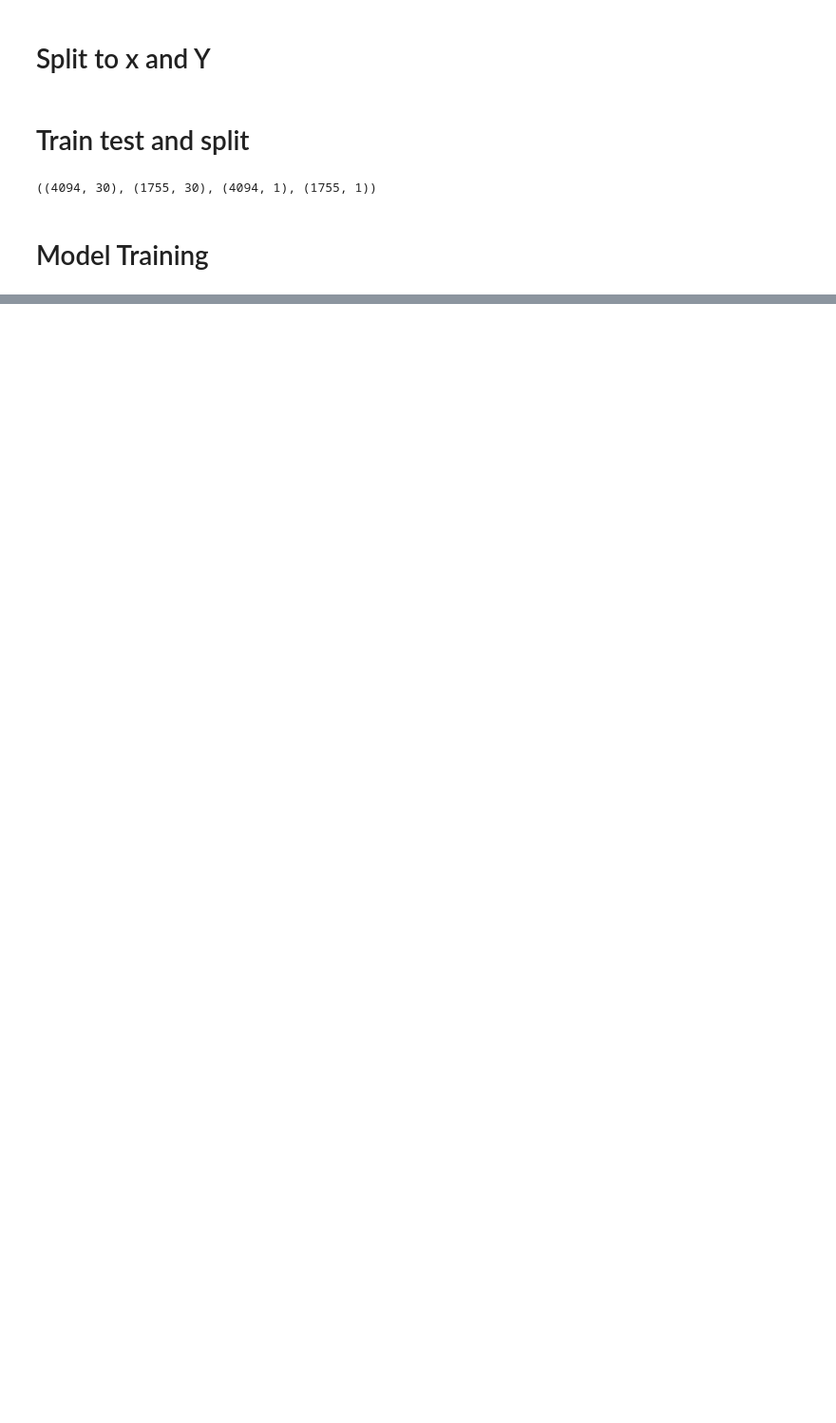
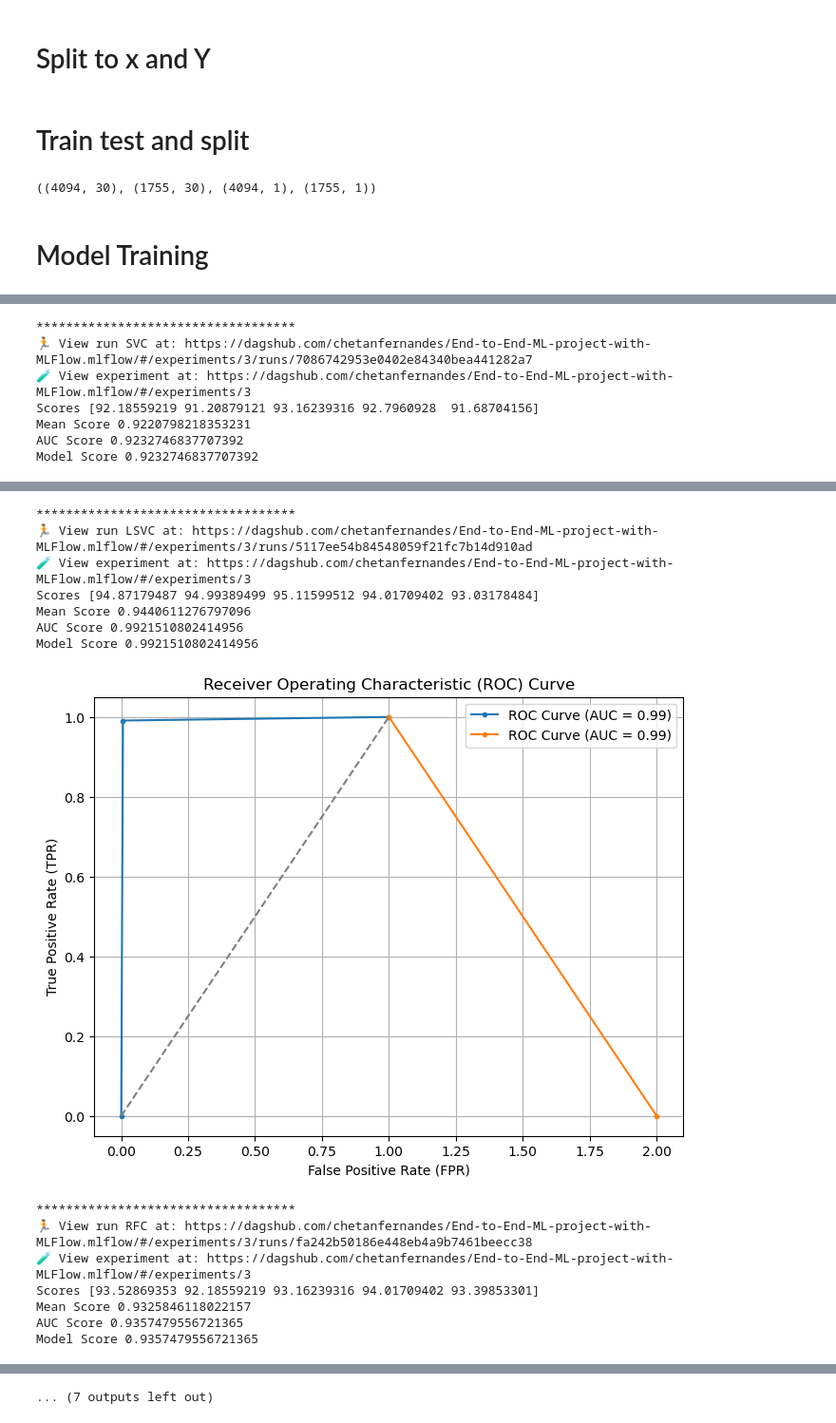
Before and after one commit to ChetanFernandes/End-to-End-ML-project-with-MLFlow, a Jupyter notebook: notebook/data/EDA.ipynb, the cells around one changed output, grey strips where cells are left out. Shown at 95% size. Cells and saved outputs as stored; diff of their text form; code cells hidden in the pictures; blank space fills up the shorter version.

Commit message:
MLflow integrated

```diff
--- a/notebook/data/Untitled.ipynb
+++ b/notebook/data/EDA.ipynb
@@ -293,0 +201,50 @@ Accuracy score of GradientBoostingClassifier() is 95.27787072257875
+# %%
+Phising_experiment = mlflow.set_experiment("Phishing_1,1")
+# %%
+model_list = []
+report = []
+for i in range(len(models)):
+    model = (list(models.values())[i])
+    scores = cross_val_score(model, X_train, y_train, cv = 5)
+    print("Scores", scores * 100)
+    print("Mean Score", np.mean(scores))
+    model.fit(X_train,y_train)
+    y_pred = model.predict(X_train)
+    fpr, tpr, thresholds = roc_curve(y_train,y_pred)
+    auc_score = roc_auc_score(y_train,y_pred)
+    model_score = accuracy_score(y_train,y_pred)
+
+    metrics = {"auc_score": auc_score, "Accuracy Score": model_score}
+
+    #print(classification_report(y_train,y_pred))
+    #print(f" fpr {fpr}, tpr {tpr}, threshold {thresholds}")
+    print("AUC Score", auc_score)
+    print("Model Score", auc_score)
+    #print(f"Accuracy score of {model} is {auc_score * 100}")
+    report.append(auc_score*100)
+    model_list.append(list(models.keys())[i])
+    plt.figure(figsize=(8, 6))
+    plt.plot(fpr, tpr,thresholds, marker='.', label=f'ROC Curve (AUC = {auc_score:.2f})')
+    plt.plot([0, 1], [0, 1], linestyle='--', color='gray')  # Diagonal line for random guessing
+    plt.xlabel('False Positive Rate (FPR)')
+    plt.ylabel('True Positive Rate (TPR)')
+    plt.title('Receiver Operating Characteristic (ROC) Curve')
+    plt.legend()
+    plt.grid()
+    plt.show()
+    run_name = model_list[i]
+    artifact_path = model_list[i]
+    with mlflow.start_run(run_name=run_name) as run:
+        # Log the parameters used for the model fit
+        # mlflow.log_params(params)
+
+        # Log the error metrics that were calculated during validation
+        mlflow.log_metrics(metrics)
+
+        # Log an instance of the trained model for later use
+        model_info = mlflow.sklearn.log_model(sk_model= model, input_example=X_train, artifact_path=artifact_path)
+        print("*"*35)
+
+
+print(f"Model with highest accuracy is -> {max(report)}. Model name is {model_list[report.index(max(report))]}")
+# %% [output]
@@ -293,0 +264,7 @@ Accuracy score of GradientBoostingClassifier() is 95.27787072257875
+***********************************
+🏃 View run SVC at: https://dagshub.com/chetanfernandes/End-to-End-ML-project-with-MLFlow.mlflow/#/experiments/3/runs/7086742953e0402e84340bea441282a7
+🧪 View experiment at: https://dagshub.com/chetanfernandes/End-to-End-ML-project-with-MLFlow.mlflow/#/experiments/3
+Scores [92.18559219 91.20879121 93.16239316 92.7960928  91.68704156]
+Mean Score 0.9220798218353231
+AUC Score 0.9232746837707392
+Model Score 0.9232746837707392
@@ -293,0 +272,15 @@ Accuracy score of GradientBoostingClassifier() is 95.27787072257875
+***********************************
+🏃 View run LSVC at: https://dagshub.com/chetanfernandes/End-to-End-ML-project-with-MLFlow.mlflow/#/experiments/3/runs/5117ee54b84548059f21fc7b14d910ad
+🧪 View experiment at: https://dagshub.com/chetanfernandes/End-to-End-ML-project-with-MLFlow.mlflow/#/experiments/3
+Scores [94.87179487 94.99389499 95.11599512 94.01709402 93.03178484]
+Mean Score 0.9440611276797096
+AUC Score 0.9921510802414956
+Model Score 0.9921510802414956
+[figure, added]
+***********************************
+🏃 View run RFC at: https://dagshub.com/chetanfernandes/End-to-End-ML-project-with-MLFlow.mlflow/#/experiments/3/runs/fa242b50186e448eb4a9b7461beecc38
+🧪 View experiment at: https://dagshub.com/chetanfernandes/End-to-End-ML-project-with-MLFlow.mlflow/#/experiments/3
+Scores [93.52869353 92.18559219 93.16239316 94.01709402 93.39853301]
+Mean Score 0.9325846118022157
+AUC Score 0.9357479556721365
+Model Score 0.9357479556721365
@@ -293,0 +296 @@ Accuracy score of GradientBoostingClassifier() is 95.27787072257875
+... (7 outputs left out)
```
Also changed, not shown: parts of 9 cells of this notebook, 2 other files.
